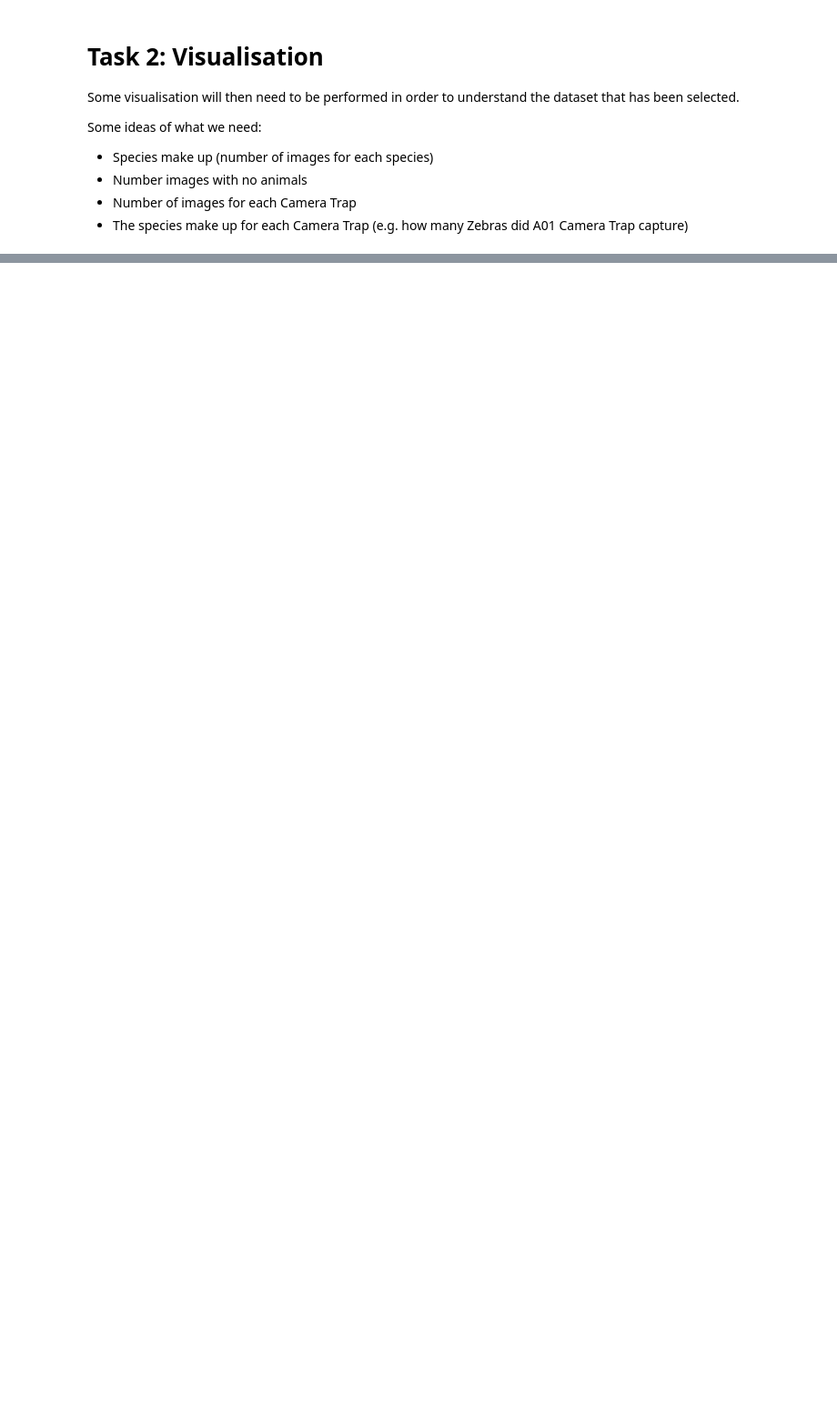
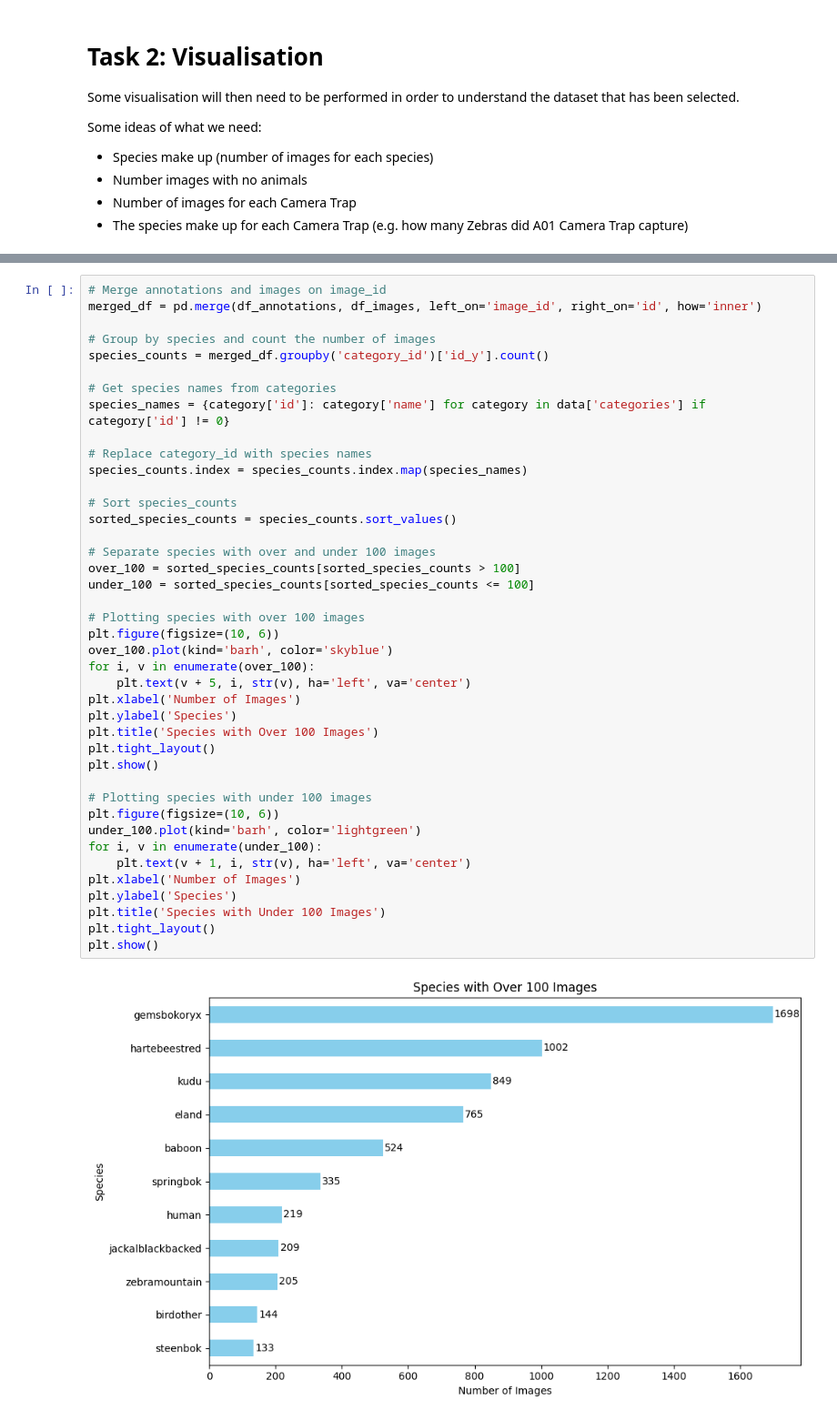
Before and after one commit to watch-raider/snapshot-karoo, a Jupyter notebook: SnapshotKaroo.ipynb, the cells around one changed output, grey strips where cells are left out. Shown at 91% size. Saved outputs shown, nothing was run; the diff lists cells and outputs as text; blank space fills up the shorter version.

```diff
--- a/SnapshotKaroo.ipynb
+++ b/SnapshotKaroo.ipynb
@@ -251,0 +253,43 @@ KeyError: ['name']
+# %%
+# Merge annotations and images on image_id
+merged_df = pd.merge(df_annotations, df_images, left_on='image_id', right_on='id', how='inner')
+
+# Group by species and count the number of images
+species_counts = merged_df.groupby('category_id')['id_y'].count()
+
+# Get species names from categories
+species_names = {category['id']: category['name'] for category in data['categories'] if category['id'] != 0}
+
+# Replace category_id with species names
+species_counts.index = species_counts.index.map(species_names)
+
+# Sort species_counts
+sorted_species_counts = species_counts.sort_values()
+
+# Separate species with over and under 100 images
+over_100 = sorted_species_counts[sorted_species_counts > 100]
+under_100 = sorted_species_counts[sorted_species_counts <= 100]
+
+# Plotting species with over 100 images
+plt.figure(figsize=(10, 6))
+over_100.plot(kind='barh', color='skyblue')
+for i, v in enumerate(over_100):
+    plt.text(v + 5, i, str(v), ha='left', va='center')
+plt.xlabel('Number of Images')
+plt.ylabel('Species')
+plt.title('Species with Over 100 Images')
+plt.tight_layout()
+plt.show()
+
+# Plotting species with under 100 images
+plt.figure(figsize=(10, 6))
+under_100.plot(kind='barh', color='lightgreen')
+for i, v in enumerate(under_100):
+    plt.text(v + 1, i, str(v), ha='left', va='center')
+plt.xlabel('Number of Images')
+plt.ylabel('Species')
+plt.title('Species with Under 100 Images')
+plt.tight_layout()
+plt.show()
+# %% [output]
+[figure, added]
```
Also changed, not shown: parts of 66 cells of this notebook.
